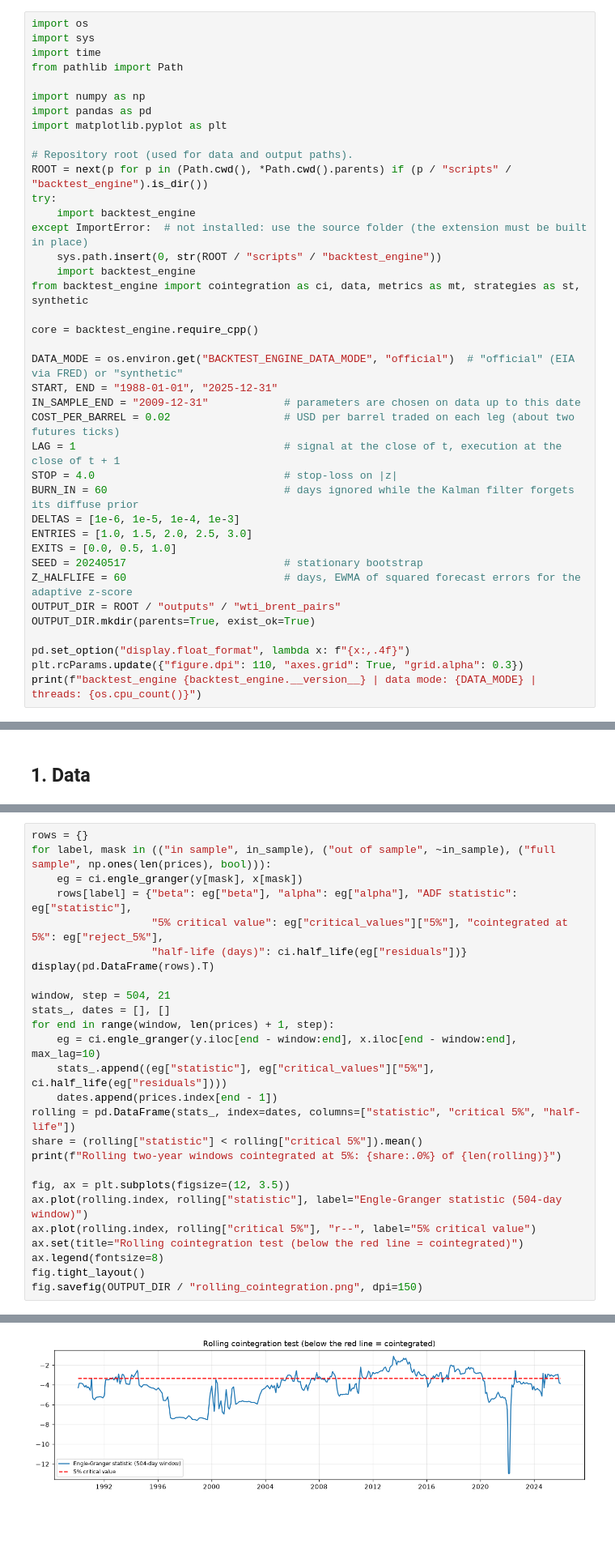
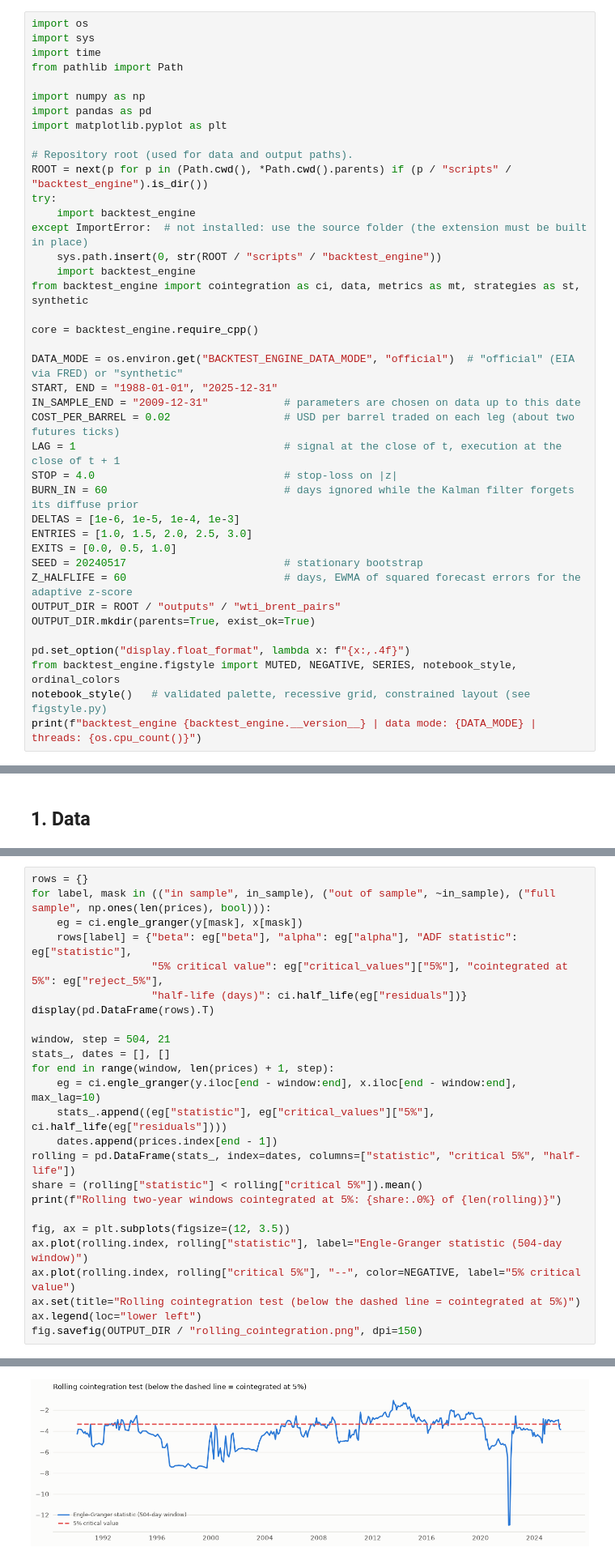
Before and after one commit to paolo993788/Algorithmic-trading, a Jupyter notebook: notebooks/statistical_arbitrage/wti_brent_kalman_pairs.ipynb, the cells around one changed output, grey strips where cells are left out. Shown at 81% size. Drawn from its saved outputs; the diff is of its cells as text; blank space fills up the shorter version.

```diff
--- a/notebooks/statistical_arbitrage/wti_brent_kalman_pairs.ipynb
+++ b/notebooks/statistical_arbitrage/wti_brent_kalman_pairs.ipynb
@@ -60,7 +60,8 @@ OUTPUT_DIR = ROOT / "outputs" / "wti_brent_pairs"
 OUTPUT_DIR.mkdir(parents=True, exist_ok=True)
 
 pd.set_option("display.float_format", lambda x: f"{x:,.4f}")
-plt.rcParams.update({"figure.dpi": 110, "axes.grid": True, "grid.alpha": 0.3})
+from backtest_engine.figstyle import MUTED, NEGATIVE, SERIES, notebook_style, ordinal_colors
+notebook_style()   # validated palette, recessive grid, constrained layout (see figstyle.py)
 print(f"backtest_engine {backtest_engine.__version__} | data mode: {DATA_MODE} | threads: {os.cpu_count()}")
 # %% [output]
 backtest_engine 0.1.0 | data mode: official | threads: 4
@@ -102,36 +104,35 @@ critical values of MacKinnon (2010). The rolling test on two-year windows shows
 # %%
 rows = {}
 for label, mask in (("in sample", in_sample), ("out of sample", ~in_sample), ("full sample", np.ones(len(prices), bool))):
     eg = ci.engle_granger(y[mask], x[mask])
     rows[label] = {"beta": eg["beta"], "alpha": eg["alpha"], "ADF statistic": eg["statistic"],
                    "5% critical value": eg["critical_values"]["5%"], "cointegrated at 5%": eg["reject_5%"],
                    "half-life (days)": ci.half_life(eg["residuals"])}
 display(pd.DataFrame(rows).T)
 
 window, step = 504, 21
 stats_, dates = [], []
 for end in range(window, len(prices) + 1, step):
     eg = ci.engle_granger(y.iloc[end - window:end], x.iloc[end - window:end], max_lag=10)
     stats_.append((eg["statistic"], eg["critical_values"]["5%"], ci.half_life(eg["residuals"])))
     dates.append(prices.index[end - 1])
 rolling = pd.DataFrame(stats_, index=dates, columns=["statistic", "critical 5%", "half-life"])
 share = (rolling["statistic"] < rolling["critical 5%"]).mean()
 print(f"Rolling two-year windows cointegrated at 5%: {share:.0%} of {len(rolling)}")
 
 fig, ax = plt.subplots(figsize=(12, 3.5))
 ax.plot(rolling.index, rolling["statistic"], label="Engle-Granger statistic (504-day window)")
-ax.plot(rolling.index, rolling["critical 5%"], "r--", label="5% critical value")
-ax.set(title="Rolling cointegration test (below the red line = cointegrated)")
-ax.legend(fontsize=8)
-fig.tight_layout()
+ax.plot(rolling.index, rolling["critical 5%"], "--", color=NEGATIVE, label="5% critical value")
+ax.set(title="Rolling cointegration test (below the dashed line = cointegrated at 5%)")
+ax.legend(loc="lower left")
 fig.savefig(OUTPUT_DIR / "rolling_cointegration.png", dpi=150)
 # %% [output]
 |  | beta | alpha | ADF statistic | 5% critical value | cointegrated at 5% | half-life (days) |
 | in sample | 0.9996 | 1.4037 | -6.8607 | -3.3376 | True | 3.3041 |
 | out of sample | 0.8471 | 5.9556 | -4.7732 | -3.3377 | True | 10.4622 |
 | full sample | 0.8884 | 4.0607 | -4.9019 | -3.3369 | True | 13.4491 |
 Rolling two-year windows cointegrated at 5%: 61% of 361
-[figure, old version]
+[figure, new version]
 # %% [markdown]
 ## 3. Kalman-filter hedge ratio
 
```
Also changed, not shown: parts of 5 cells of this notebook, 4 other files.
